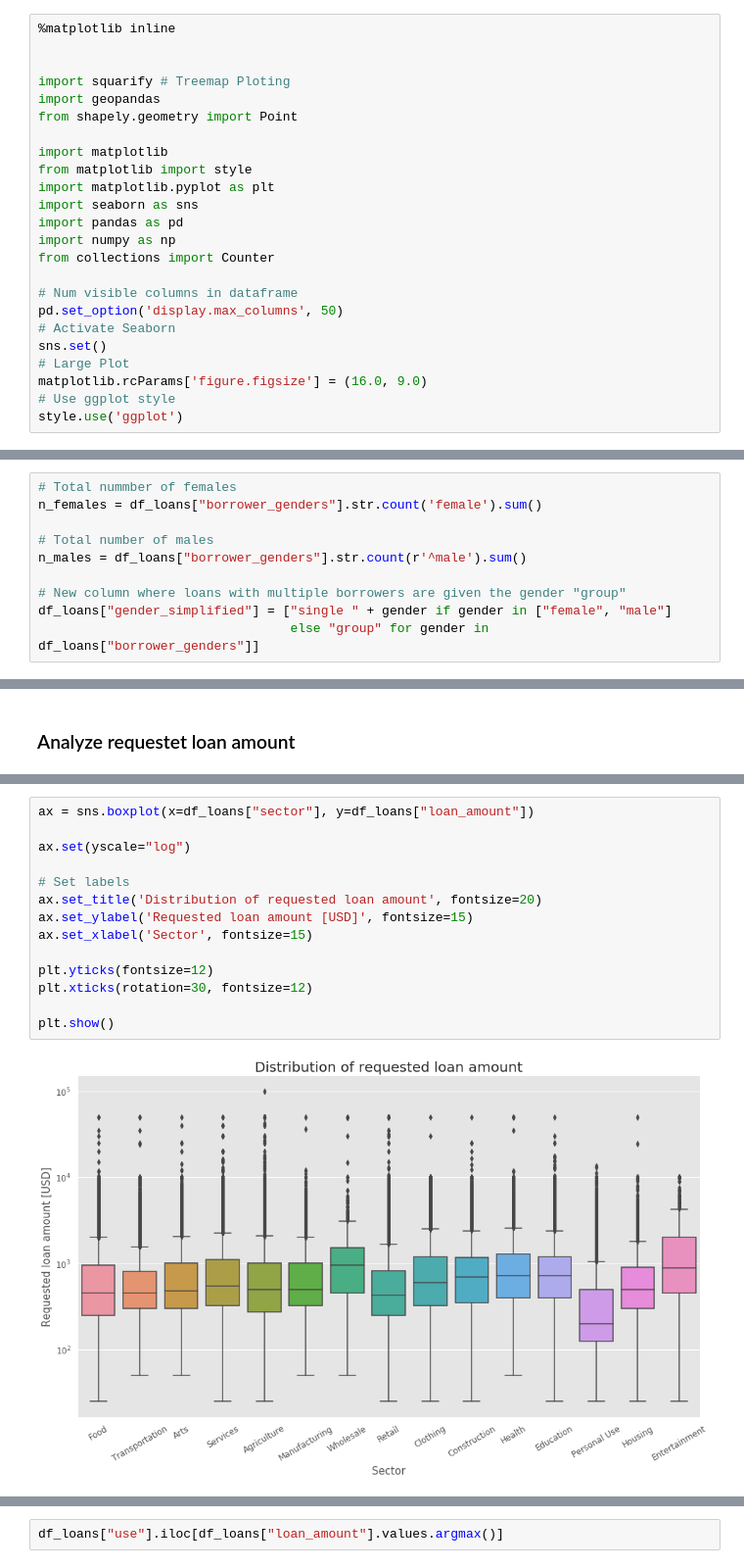
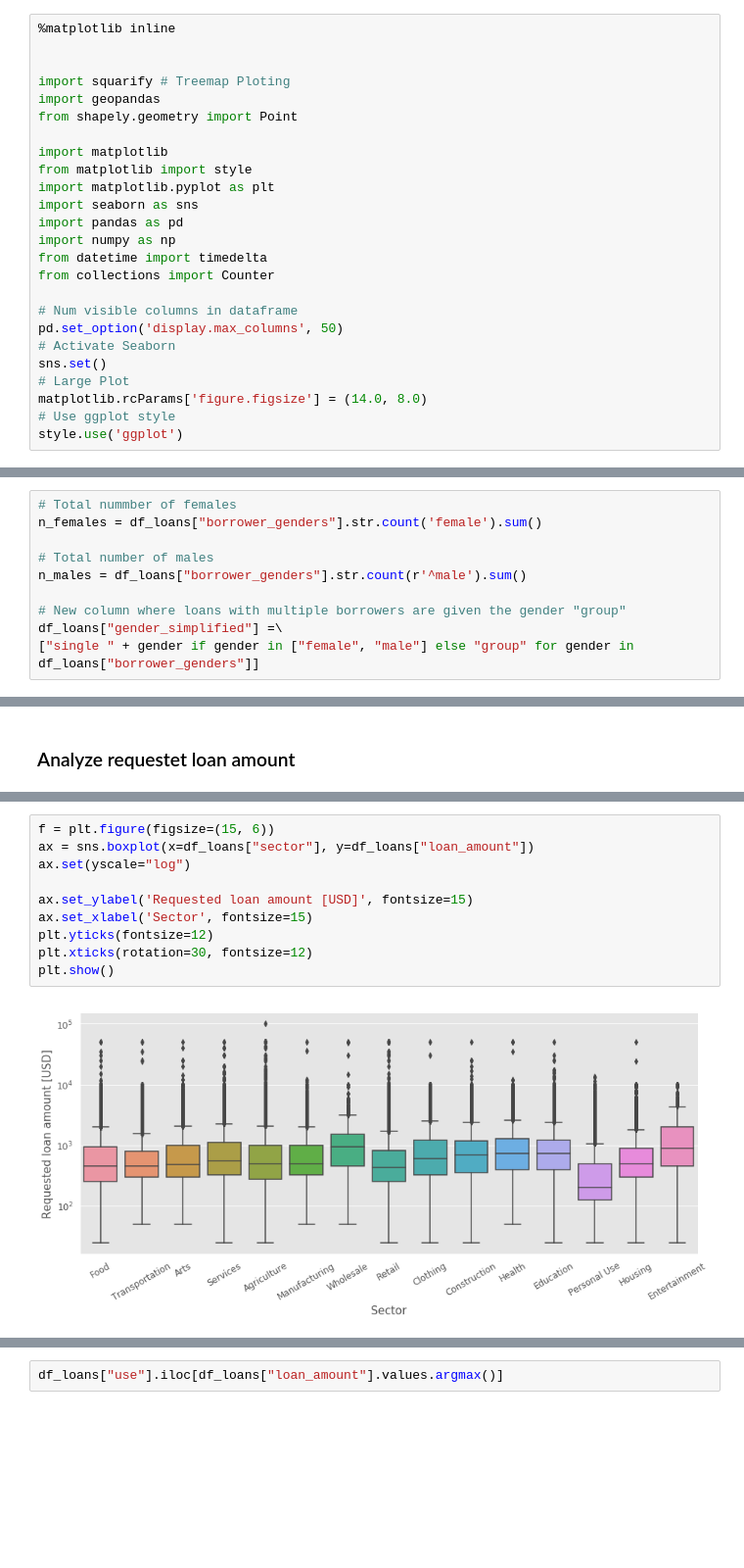
Before and after one commit to jarpol/Kiva, a Jupyter notebook: EDA.ipynb, the cells around one changed output, grey strips where cells are left out. Shown at 98% size. Saved outputs shown, nothing was run; the diff lists cells and outputs as text; blank space fills up the shorter version.

Commit message:
Added comments and some loan amount analysis

````diff
--- a/EDA.ipynb
+++ b/EDA.ipynb
@@ -14,6 +30,7 @@ import matplotlib.pyplot as plt
 import seaborn as sns
 import pandas as pd
 import numpy as np
+from datetime import timedelta
 from collections import Counter
 
 # Num visible columns in dataframe
@@ -21,7 +38,7 @@ pd.set_option('display.max_columns', 50)
 # Activate Seaborn
 sns.set()
 # Large Plot
-matplotlib.rcParams['figure.figsize'] = (16.0, 9.0)
+matplotlib.rcParams['figure.figsize'] = (14.0, 8.0)
 # Use ggplot style
 style.use('ggplot')
 # %% [markdown]
@@ -105,7 +177,7 @@ n_females = df_loans["borrower_genders"].str.count('female').sum()
 n_males = df_loans["borrower_genders"].str.count(r'^male').sum()
 
 # New column where loans with multiple borrowers are given the gender "group"
-df_loans["gender_simplified"] = ["single " + gender if gender in ["female", "male"]
-                                 else "group" for gender in df_loans["borrower_genders"]]
+df_loans["gender_simplified"] =\
+["single " + gender if gender in ["female", "male"] else "group" for gender in df_loans["borrower_genders"]]
 # %%
 plt.subplot(1, 2, 1)
@@ -266,18 +342,14 @@ Name: use, dtype: int64
 # %%
+f = plt.figure(figsize=(15, 6))
 ax = sns.boxplot(x=df_loans["sector"], y=df_loans["loan_amount"])
-
 ax.set(yscale="log")
 
-# Set labels
-ax.set_title('Distribution of requested loan amount', fontsize=20)
 ax.set_ylabel('Requested loan amount [USD]', fontsize=15)
 ax.set_xlabel('Sector', fontsize=15)
-
 plt.yticks(fontsize=12)
 plt.xticks(rotation=30, fontsize=12)
-
 plt.show()
 # %% [output]
-[figure, old version]
+[figure, new version]
 # %% [markdown]
 ```
````
Also changed, not shown: parts of 65 cells of this notebook.
